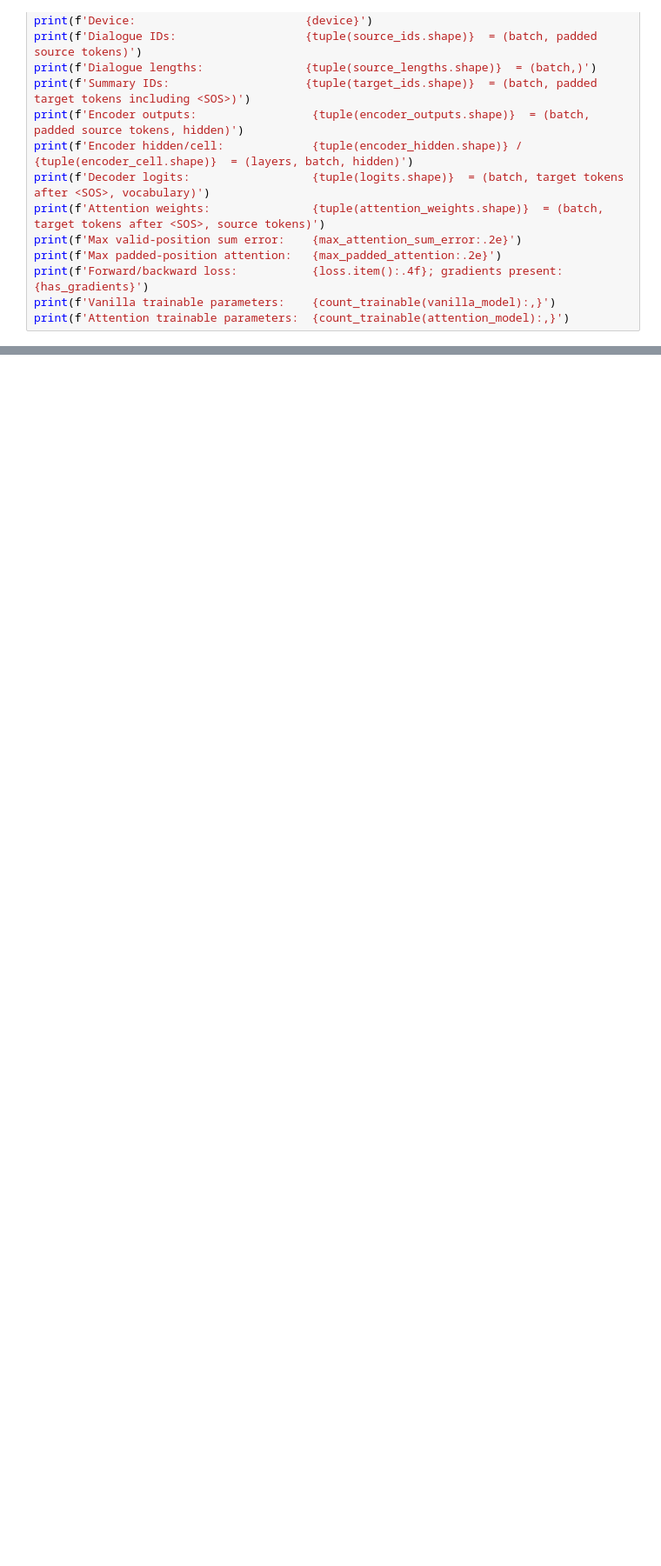
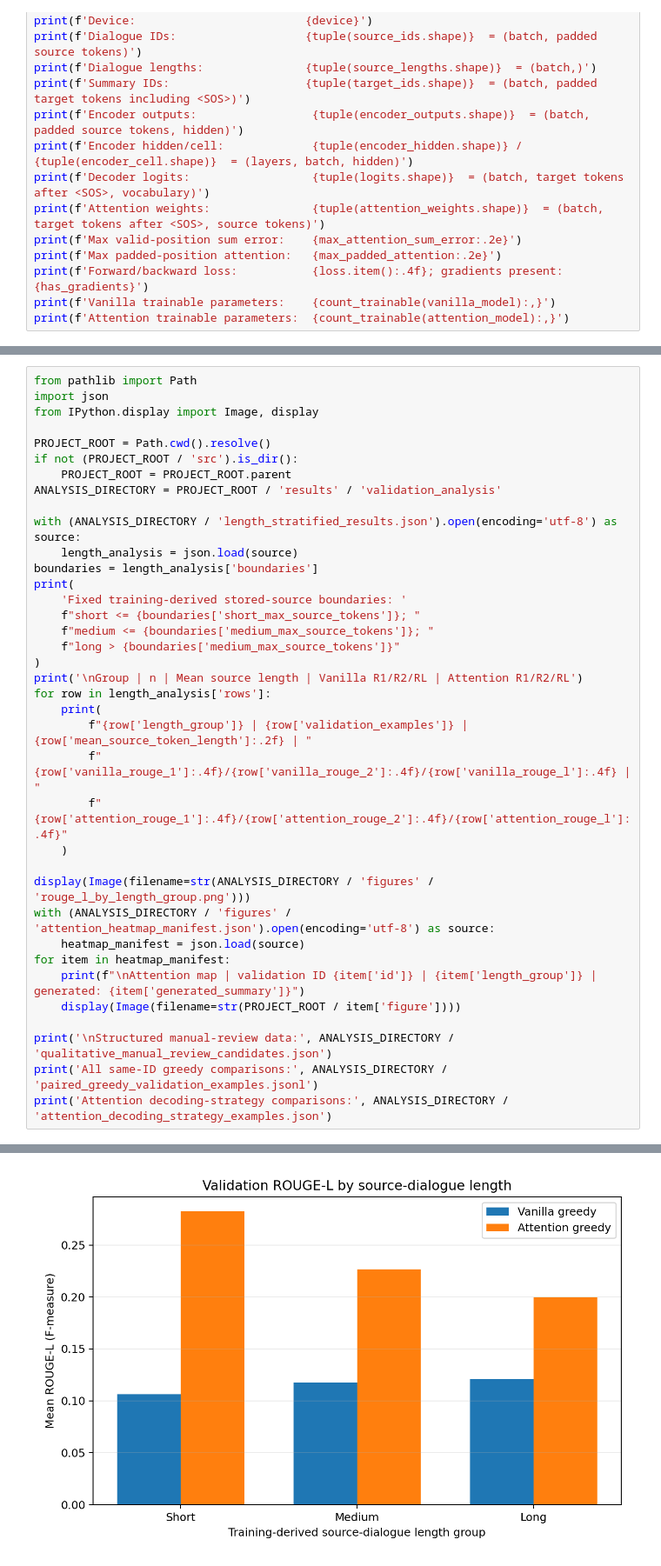
Before and after one commit to omarkashif/dialogue-summarization, a Jupyter notebook: notebooks/analysis.ipynb, the cells around one changed output, grey strips where cells are left out. Shown at 87% size. Saved outputs shown, nothing was run; the diff lists cells and outputs as text; blank space fills up the shorter version.

Commit message:
Add attention experiments, evaluation pipeline, and final results

```diff
--- a/notebooks/analysis.ipynb
+++ b/notebooks/analysis.ipynb
@@ -924,0 +1277,38 @@ print(f'Attention trainable parameters:  {count_trainable(attention_model):,}')
+# %%
+from pathlib import Path
+import json
+from IPython.display import Image, display
+
+PROJECT_ROOT = Path.cwd().resolve()
+if not (PROJECT_ROOT / 'src').is_dir():
+    PROJECT_ROOT = PROJECT_ROOT.parent
+ANALYSIS_DIRECTORY = PROJECT_ROOT / 'results' / 'validation_analysis'
+
+with (ANALYSIS_DIRECTORY / 'length_stratified_results.json').open(encoding='utf-8') as source:
+    length_analysis = json.load(source)
+boundaries = length_analysis['boundaries']
+print(
+    'Fixed training-derived stored-source boundaries: '
+    f"short <= {boundaries['short_max_source_tokens']}; "
+    f"medium <= {boundaries['medium_max_source_tokens']}; "
+    f"long > {boundaries['medium_max_source_tokens']}"
+)
+print('\nGroup | n | Mean source length | Vanilla R1/R2/RL | Attention R1/R2/RL')
+for row in length_analysis['rows']:
+    print(
+        f"{row['length_group']} | {row['validation_examples']} | {row['mean_source_token_length']:.2f} | "
+        f"{row['vanilla_rouge_1']:.4f}/{row['vanilla_rouge_2']:.4f}/{row['vanilla_rouge_l']:.4f} | "
+        f"{row['attention_rouge_1']:.4f}/{row['attention_rouge_2']:.4f}/{row['attention_rouge_l']:.4f}"
+    )
+
+display(Image(filename=str(ANALYSIS_DIRECTORY / 'figures' / 'rouge_l_by_length_group.png')))
+with (ANALYSIS_DIRECTORY / 'figures' / 'attention_heatmap_manifest.json').open(encoding='utf-8') as source:
+    heatmap_manifest = json.load(source)
+for item in heatmap_manifest:
+    print(f"\nAttention map | validation ID {item['id']} | {item['length_group']} | generated: {item['generated_summary']}")
+    display(Image(filename=str(PROJECT_ROOT / item['figure'])))
+
+print('\nStructured manual-review data:', ANALYSIS_DIRECTORY / 'qualitative_manual_review_candidates.json')
+print('All same-ID greedy comparisons:', ANALYSIS_DIRECTORY / 'paired_greedy_validation_examples.jsonl')
+print('Attention decoding-strategy comparisons:', ANALYSIS_DIRECTORY / 'attention_decoding_strategy_examples.json')
+# %% [output]
@@ -924,0 +1321 @@ print(f'Attention trainable parameters:  {count_trainable(attention_model):,}')
+[figure, added]
```
Also changed, not shown: parts of 15 cells of this notebook, 47 other files.
